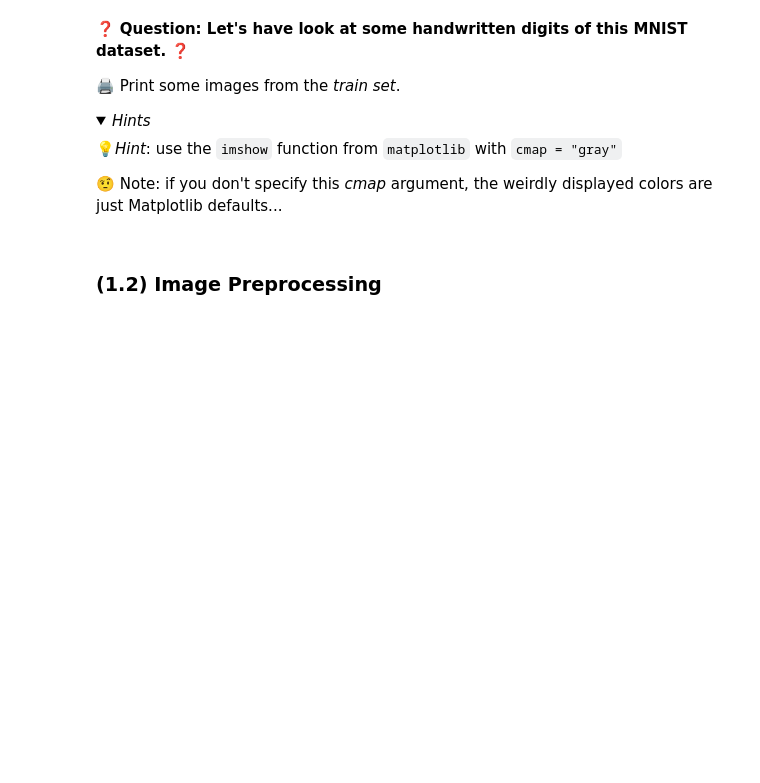
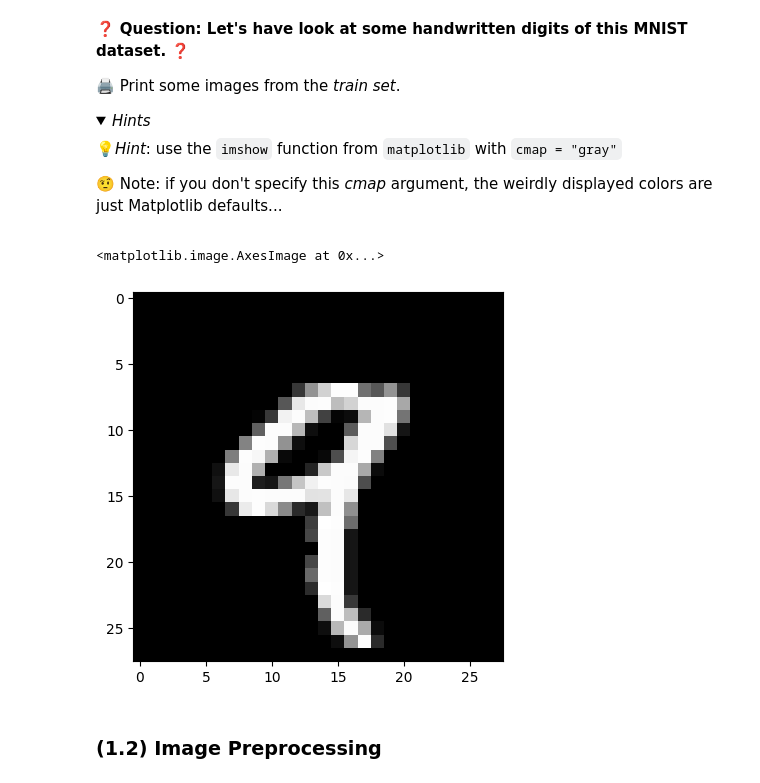
Before and after one commit to aardeleAI/data-mnist-classification, a Jupyter notebook: mnist_classification.ipynb, the cells around one changed output. Saved outputs shown, nothing was run; the diff lists cells and outputs as text; code cells hidden in the pictures; folded sections open; blank space fills up the shorter version.

```diff
--- a/mnist_classification.ipynb
+++ b/mnist_classification.ipynb
@@ -73,3 +73,8 @@ from keras import datasets
+# %%
+plt.imshow(X_train[4], cmap='gray')
+# %% [output]
+<matplotlib.image.AxesImage at 0x...>
+[figure, added]
 # %% [markdown]
 ### (1.2) Image Preprocessing
 # %% [markdown]
```
Also changed, not shown: parts of 19 cells of this notebook.
